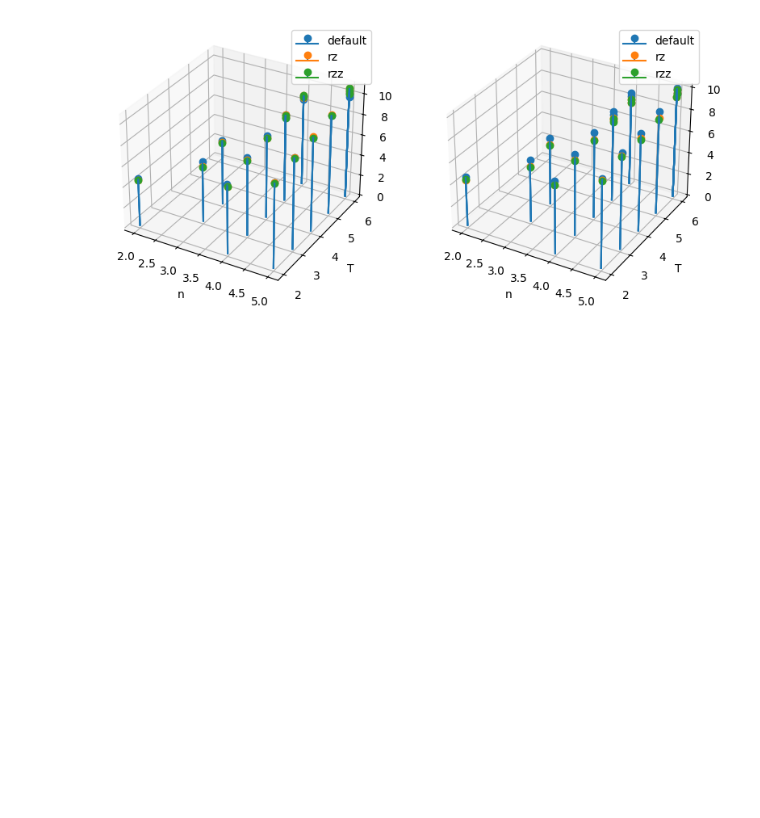
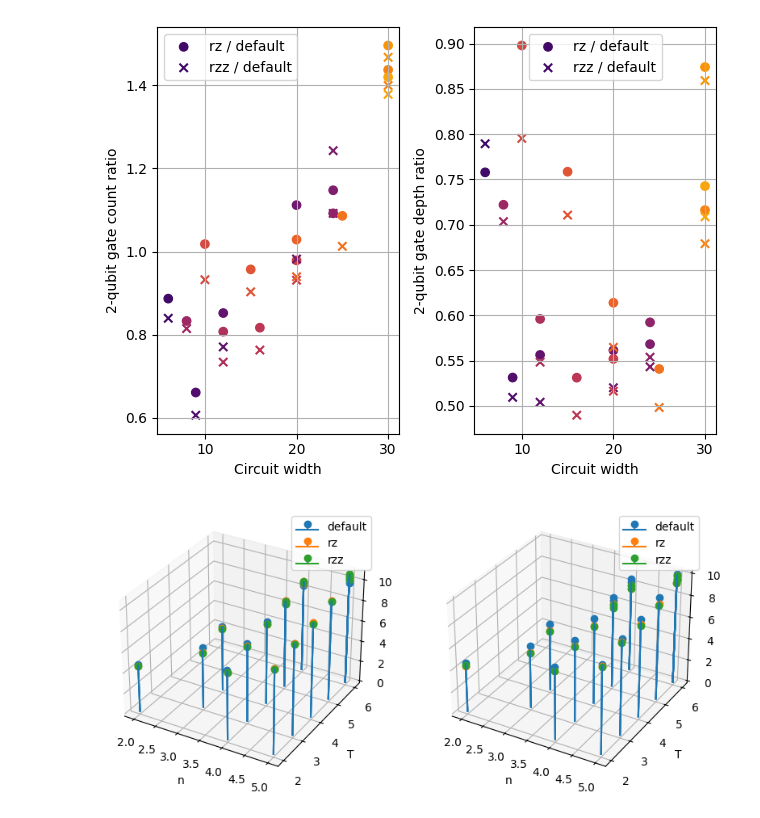
Before and after one commit to JoshCudby/quantum_pangenomics, a Jupyter notebook: qiskit_simulation/notebooks/plot_circuit_depths.ipynb, the cells around one changed output. Cells and saved outputs as stored; diff of their text form; code cells hidden in the pictures; blank space fills up the shorter version.

```diff
--- a/qiskit_simulation/notebooks/plot_circuit_depths.ipynb
+++ b/qiskit_simulation/notebooks/plot_circuit_depths.ipynb
@@ -106,3 +95,78 @@ np.meshgrid([1,2,3], [2,3,4])
+# %%
+qubits = [ 6, 9, 12, 20, 24, 24, 8, 12, 16, 20, 10, 15, 20, 25, 30, 30, 30] #, 35]
+
+cmap = plt.get_cmap('inferno')
+colours = cmap(np.linspace(0.2, 0.8, len(rz_depths)))
+
+default_depths, default_counts = [], []
+rzz_depths, rzz_counts = [], []
+rz_depths, rz_counts = [], []
+
+for filename in [
+        'test_N2_W2', 'trivial', 'test_N3_W4', 'test_N4_W5',
+        'test_N4_W6',
+        'test_N5_W6', 'test_N7_W2', 'test_N7_W3',
+        'test_N7_W4', 'test_N7_W5',
+        'test_N8_W2', 'test_N8_W3','test_N8_W4', 'test_N8_W5', 'test_N8_W6',
+        'test_N9_W6', 'test_N10_W6' # ,'test_N14_W7'
+]:
+    default_depths.append(res[filename]['default'][1])
+    default_counts.append(res[filename]['default'][0])
+    rzz_depths.append(res[filename]['rzz'][1])
+    rzz_counts.append(res[filename]['rzz'][0])
+    rz_depths.append(res[filename]['rz'][1])
+    rz_counts.append(res[filename]['rz'][0])
+
+zipped = zip(qubits, default_depths, default_counts, rzz_depths, rzz_counts, rz_depths, rz_counts)
+# zipped = sorted(zipped)
+qubits, default_depths, default_counts, rzz_depths, rzz_counts, rz_depths, rz_counts = zip(*zipped)
+
+default_counts = np.array(default_counts)
+rz_counts = np.array(rz_counts)
+rzz_counts = np.array(rzz_counts)
+
+default_depths = np.array(default_depths)
+rz_depths = np.array(rz_depths)
+rzz_depths = np.array(rzz_depths)
+
+fig, axes = plt.subplots(1, 2)
+# axes[0].set_yscale('log')
+axes[0].scatter(qubits, rz_counts / default_counts, marker='o', c = colours, label='rz / default')
+axes[0].scatter(qubits, rzz_counts / default_counts, marker='x', c = colours, label='rzz / default')
+axes[0].legend()
+
+plot_qubits = sorted(list(set(qubits)))
+# p_counts_rz = np.polynomial.polynomial.Polynomial.fit(qubits, rz_counts / default_counts, 2)
+# axes[0].plot(plot_qubits, p_counts_rz(plot_qubits))
+# p_counts_rzz = np.polynomial.polynomial.Polynomial.fit(qubits, rzz_counts / default_counts, 2)
+# axes[0].plot(plot_qubits, p_counts_rzz(plot_qubits))
+
+# axes[1].set_yscale('log')
+
+
+axes[1].scatter(qubits, rz_depths / default_depths, marker='o', c = colours, label='rz / default')
+axes[1].scatter(qubits, rzz_depths / default_depths, marker='x', c = colours, label='rzz / default')
+axes[1].legend()
+
+# plot_qubits = sorted(list(set(qubits)))
+# p_depths_rz = np.polynomial.polynomial.Polynomial.fit(qubits, rz_depths / default_depths, 2)
+# axes[1].plot(plot_qubits, p_depths_rz(plot_qubits))
+# p_depths_rzz = np.polynomial.polynomial.Polynomial.fit(qubits, rzz_depths / default_depths, 2)
+# axes[1].plot(plot_qubits, p_depths_rzz(plot_qubits))
+
+
+axes[0].set_ylabel('2-qubit gate count ratio')
+axes[0].set_xlabel('Circuit width')
+axes[1].set_ylabel('2-qubit gate depth ratio')
+axes[1].set_xlabel('Circuit width')
+axes[0].grid()
+axes[1].grid()
+
+
+fig.tight_layout()
+fig.show()
+# %% [output]
+[figure, added]
 # %%
 qubits = [ 6, 9, 12, 20, 24, 24, 8, 12, 16, 20, 10, 15, 20, 25, 30, 30, 30, 35]
 n = [2,3,3,4,4,4,4,4,4,4,5,5,5,5,5,5,5]
```
Also changed, not shown: parts of 3 cells of this notebook, 4 other files.
